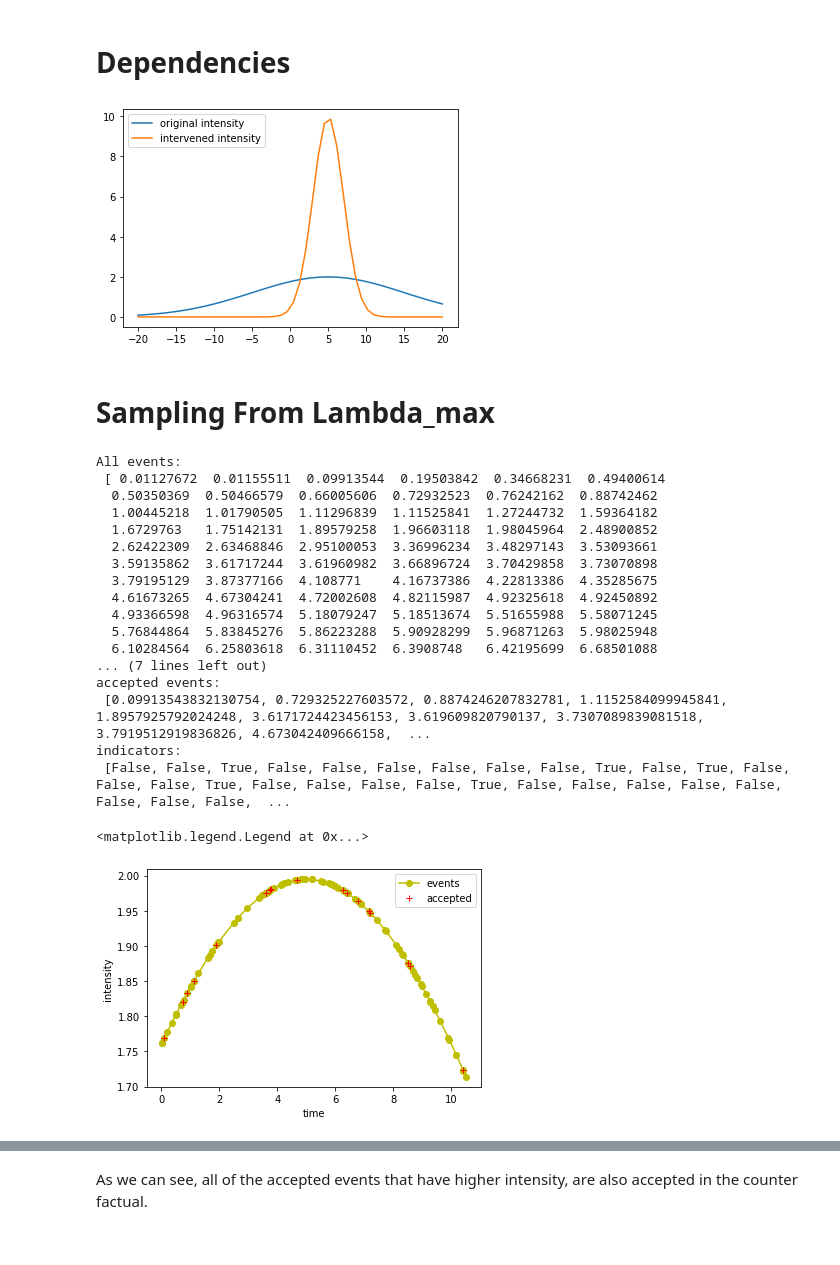
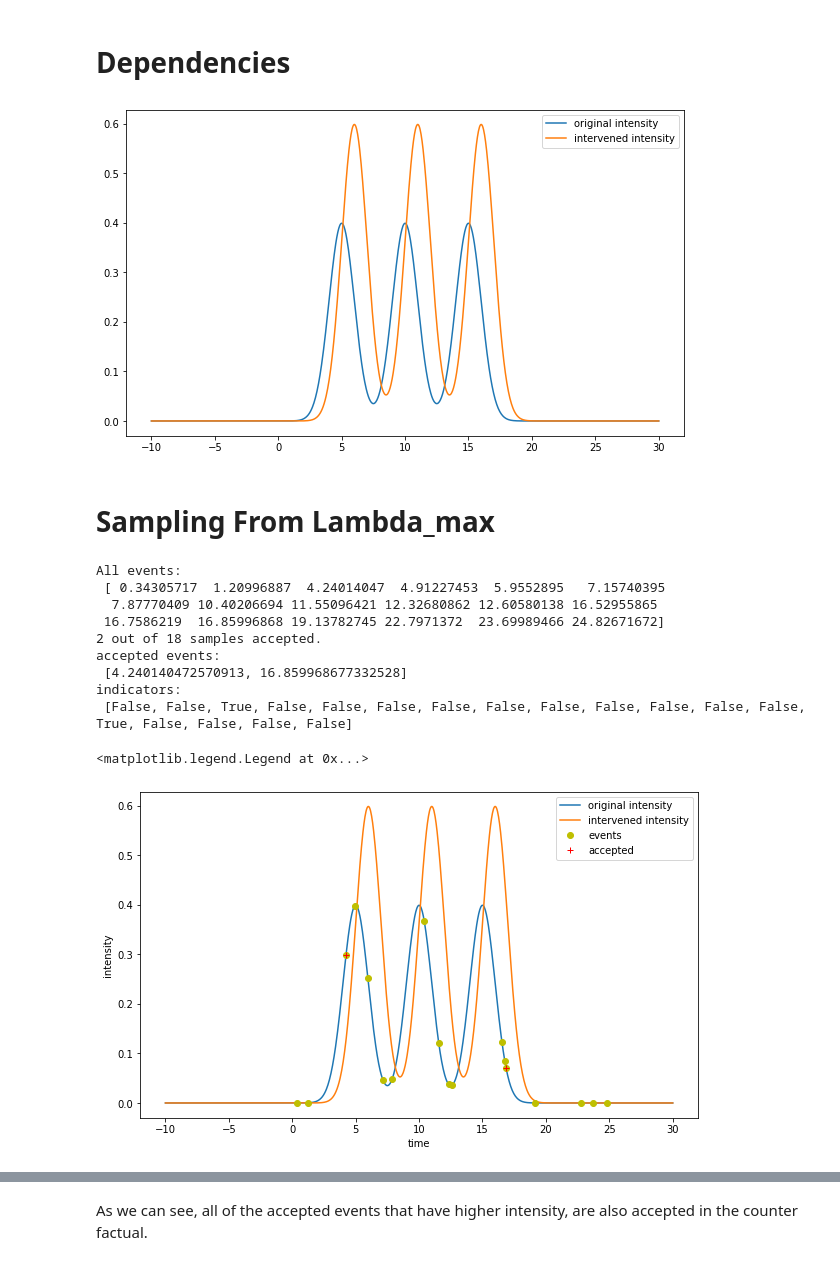
Before and after one commit to Networks-Learning/counterfactual-tpp, a Jupyter notebook: src/Inhomogeneous/gaussian.ipynb, the cells around one changed output, grey strips where cells are left out. Cells and saved outputs as stored; diff of their text form; code cells hidden in the pictures.

```diff
--- a/src/Inhomogeneous/gaussian.ipynb
+++ b/src/Inhomogeneous/gaussian.ipynb
@@ -11,31 +11,35 @@ from counterfactual_tpp import sample_counterfactual, superposition, combine, ch
 from sampling_utils import homogenous_poisson, thinning, thinning_T
 # %%
+def normal(x, mean, sd, amp):
+    return amp * (1/(sd * (np.sqrt(2*np.pi)))) * np.exp(-0.5*((x-mean)/sd)**2)
+
 def normal_1(x):  # original intensity
-    mean = 5
-    sd = 10
-    return 50 * (1/(sd * (np.sqrt(2*np.pi)))) * np.exp(-0.5*((x-mean)/sd)**2)
+    mean = [5, 10, 15]
+    sd = 1
+    return normal(x, mean[0], sd, 1) + normal(x, mean[1], sd, 1) + normal(x, mean[2], sd, 1)
 
 def  normal_2(x):  # intervened intensity
-    mean = 5
-    sd = 2
-    return 50 * (1/(sd * (np.sqrt(2*np.pi)))) * np.exp(-0.5*((x-mean)/sd)**2)
+    mean = [6, 11, 16]
+    sd = 1
+    return normal(x, mean[0], sd, 1.5) + normal(x, mean[1], sd, 1.5) + normal(x, mean[2], sd, 1.5)
 # %%
 # plotting the intensities first
-x = np.linspace(-20, 20)
+plt.figure(figsize=(10, 6))
+x = np.linspace(-10, 30, 1000)
 plt.plot(x, normal_1(x), label='original intensity')
 plt.plot(x, normal_2(x), label='intervened intensity')
 plt.legend()
 # plt.savefig('../intensities.png', format = 'png', dpi = 900)
 plt.show()
 # %% [output]
-[figure, old version]
+[figure, new version]
 # %% [markdown]
 # Sampling From Lambda_max
 # %%
 # sampling from lambda_max, statring with zero
-lambda_max =10
-T = 11
-sample, indicators = thinning_T(0, intensity=normal_1, lambda_max=lambda_max, max_number_of_samples=100, T=T)
+lambda_max = 0.6
+T = 25
+sample, indicators = thinning_T(0, intensity=normal_1, lambda_max=lambda_max, max_number_of_samples= 200, T=T)
 accepted = [sample[i] for i in range(len(sample)) if indicators[i] == True]
 lambdas = normal_1(np.asarray(sample))
 sample = np.asarray(sample)
@@ -45,24 +49,19 @@ print('accepted events:\n', accepted)
 print('indicators:\n', indicators)
 # %% [output]
 All events:
- [ 0.01127672  0.01155511  0.09913544  0.19503842  0.34668231  0.49400614
-  0.50350369  0.50466579  0.66005606  0.72932523  0.76242162  0.88742462
-  1.00445218  1.01790505  1.11296839  1.11525841  1.27244732  1.59364182
-  1.6729763   1.75142131  1.89579258  1.96603118  1.98045964  2.48900852
-  2.62422309  2.63468846  2.95100053  3.36996234  3.48297143  3.53093661
-  3.59135862  3.61717244  3.61960982  3.66896724  3.70429858  3.73070898
-  3.79195129  3.87377166  4.108771    4.16737386  4.22813386  4.35285675
-  4.61673265  4.67304241  4.72002608  4.82115987  4.92325618  4.92450892
-  4.93366598  4.96316574  5.18079247  5.18513674  5.51655988  5.58071245
-  5.76844864  5.83845276  5.86223288  5.90928299  5.96871263  5.98025948
-  6.10284564  6.25803618  6.31110452  6.3908748   6.42195699  6.68501088
-... (7 lines left out)
+ [ 0.34305717  1.20996887  4.24014047  4.91227453  5.9552895   7.15740395
+  7.87770409 10.40206694 11.55096421 12.32680862 12.60580138 16.52955865
+ 16.7586219  16.85996868 19.13782745 22.7971372  23.69989466 24.82671672]
+2 out of 18 samples accepted.
 accepted events:
- [0.09913543832130754, 0.729325227603572, 0.8874246207832781, 1.1152584099945841, 1.8957925792024248, 3.6171724423456153, 3.619609820790137, 3.7307089839081518, 3.7919512919836826, 4.673042409666158,  ...
+ [4.240140472570913, 16.859968677332528]
 indicators:
- [False, False, True, False, False, False, False, False, False, True, False, True, False, False, False, True, False, False, False, False, True, False, False, False, False, False, False, False, False,  ...
+ [False, False, True, False, False, False, False, False, False, False, False, False, False, True, False, False, False, False]
 # %%
-plt.plot(sample,lambdas, '-oy', label = 'events')
+plt.figure(figsize=(10, 6))
+plt.plot(x, normal_1(x), label='original intensity')
+plt.plot(x, normal_2(x), label='intervened intensity')
+plt.plot(sample,lambdas, 'oy', label = 'events')
 plt.plot(sample[indicators],lambdas[indicators], 'r+', label = 'accepted')
 plt.xlabel('time')
 plt.ylabel('intensity')
@@ -70,7 +69,7 @@ plt.legend()
 # plt.savefig('../sample_max.png', format = 'png', dpi = 900)
 # %% [output]
 <matplotlib.legend.Legend at 0x...>
-[figure, old version]
+[figure, new version]
 # %%
 counterfactuals, counterfactual_indicators = sample_counterfactual(sample, lambdas, lambda_max, indicators, normal_2)
 print('counterfactuals:\n', counterfactuals)
```
Also changed, not shown: parts of 11 cells of this notebook, 1 other file.
